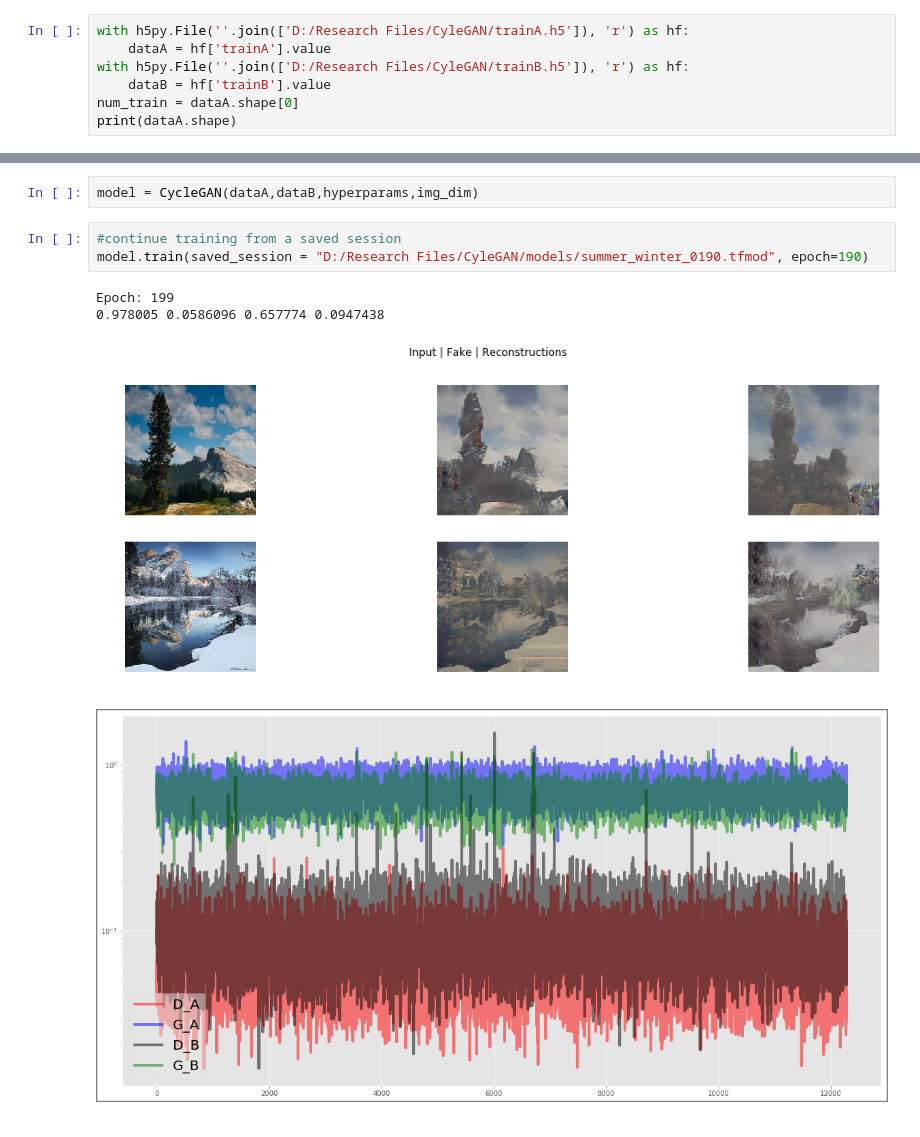
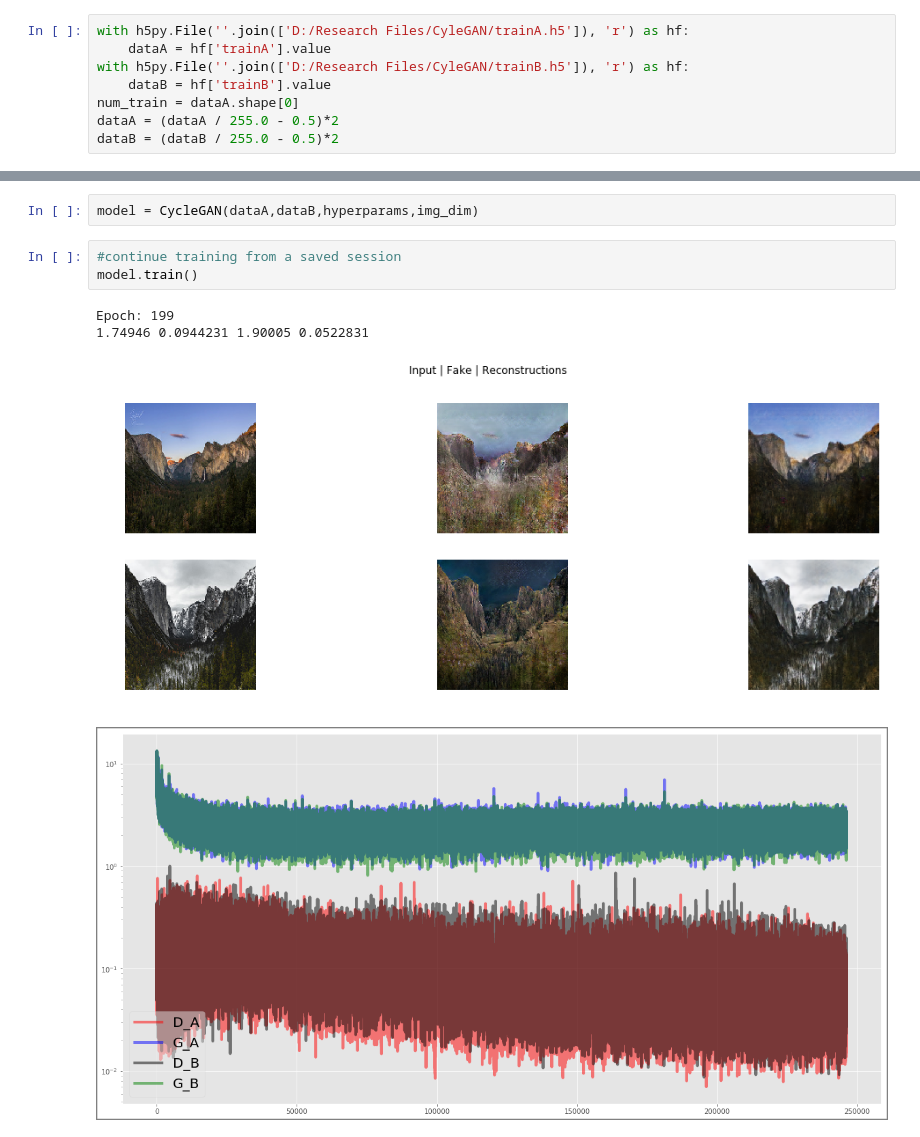
Before and after one commit to danieltan07/tensorflow-cycle-gan, a Jupyter notebook: CycleGAN.ipynb, the cells around one changed output, grey strips where cells are left out. Drawn from its saved outputs; the diff is of its cells as text.

```diff
--- a/CycleGAN.ipynb
+++ b/CycleGAN.ipynb
@@ -26,4 +26,5 @@ with h5py.File(''.join(['D:/Research Files/CyleGAN/trainA.h5']), 'r') as hf:
 with h5py.File(''.join(['D:/Research Files/CyleGAN/trainB.h5']), 'r') as hf:
     dataB = hf['trainB'].value
 num_train = dataA.shape[0]
-print(dataA.shape)
+dataA = (dataA / 255.0 - 0.5)*2
+dataB = (dataB / 255.0 - 0.5)*2
@@ -50,9 +49,9 @@ PLOTS_DIR = "png"
 model = CycleGAN(dataA,dataB,hyperparams,img_dim)
 # %%
 #continue training from a saved session
-model.train(saved_session = "D:/Research Files/CyleGAN/models/summer_winter_0190.tfmod", epoch=190)
+model.train()
 # %% [output]
 Epoch: 199
-0.978005 0.0586096 0.657774 0.0947438
+1.74946 0.0944231 1.90005 0.0522831
-[figure, old version]
+[figure, new version]
-[figure, old version]
+[figure, new version]
```
Also changed, not shown: parts of 1 cell of this notebook, 1 other file.
